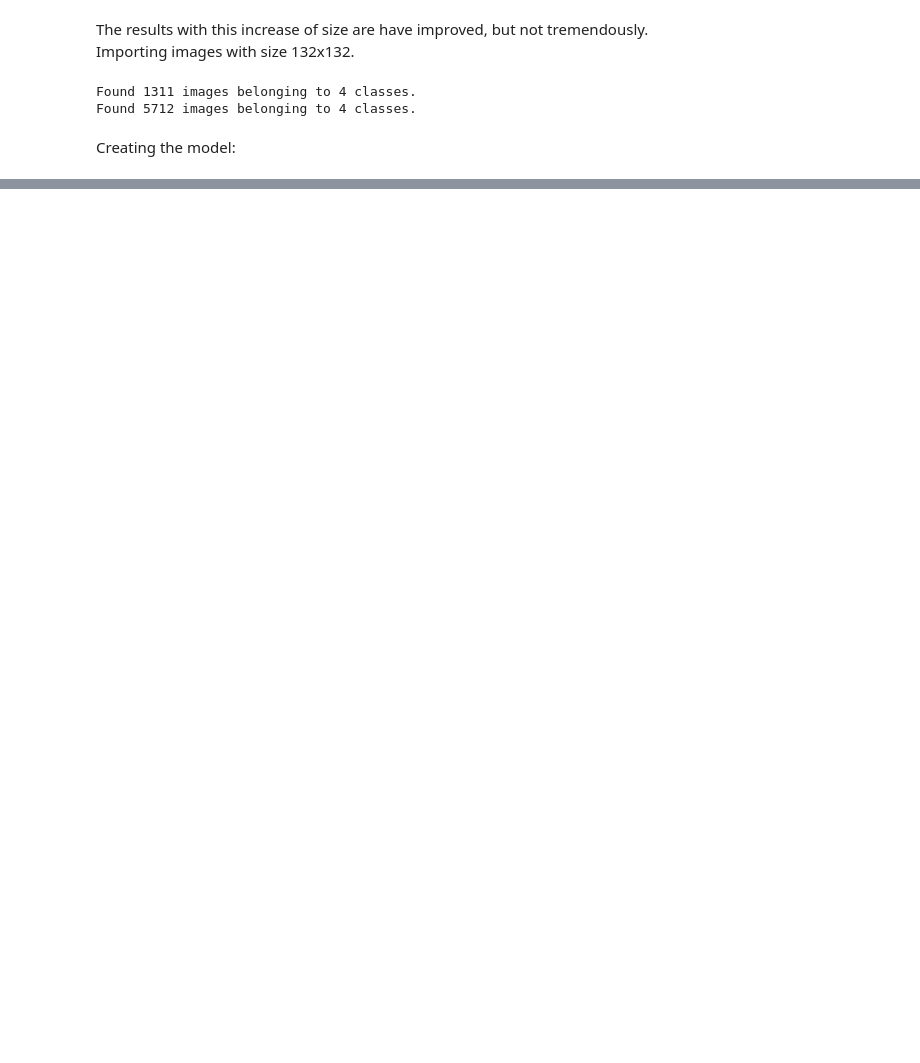
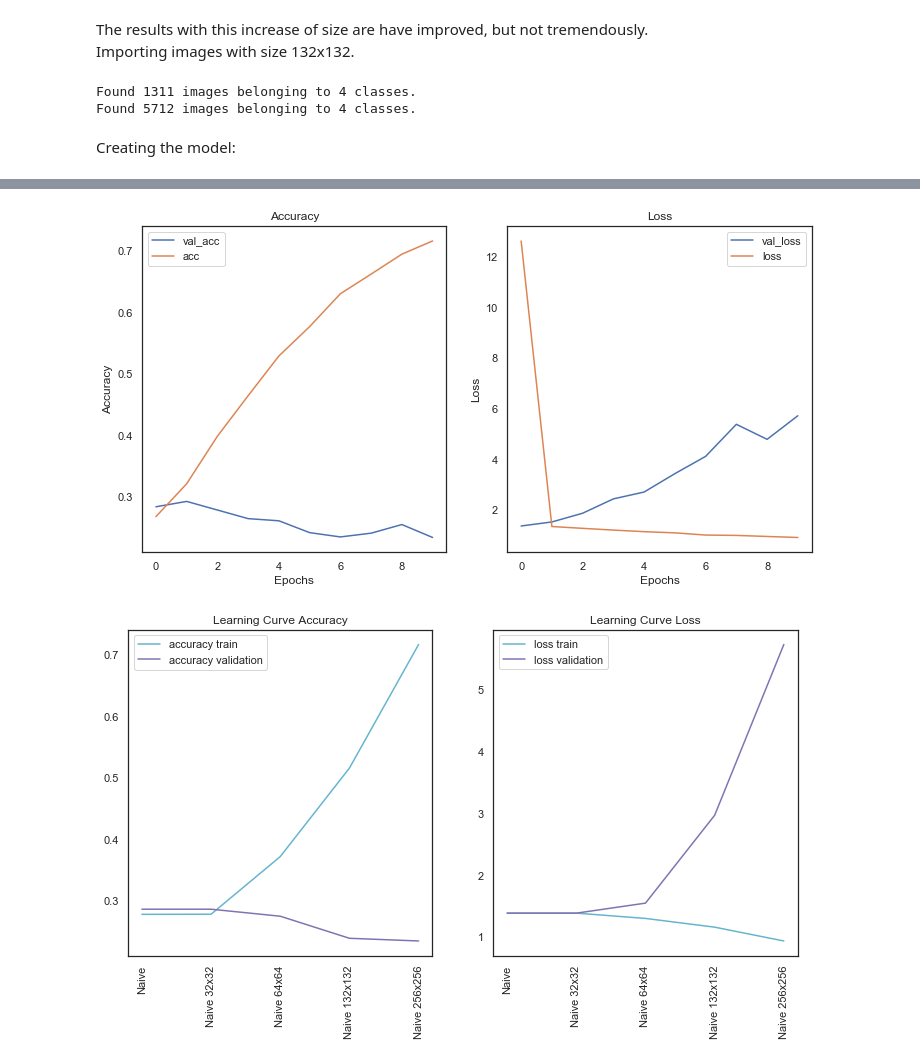
Before and after one commit to MNLKuzmin/BrainMRI, a Jupyter notebook: Second_ProjectBrainMRI.ipynb, the cells around one changed output, grey strips where cells are left out. Cells and saved outputs as stored; diff of their text form; code cells hidden in the pictures; blank space fills up the shorter version.

Commit message:
naive 256x256

```diff
--- a/Second_ProjectBrainMRI.ipynb
+++ b/Second_ProjectBrainMRI.ipynb
@@ -625,0 +652,17 @@ df_res=model_results(model, history3, 'Naive 132x132', df_res, train_images, tra
+# %%
+# Directory path
+train_data_dir = 'dataMRI/Training'
+test_data_dir = 'dataMRI/Testing'
+
+# Get all the data in the directory data/test
+test_generator = ImageDataGenerator().flow_from_directory(
+        test_data_dir,target_size=(256,256), batch_size=1311)
+
+# Get all the data in the directory data/train
+train_generator = ImageDataGenerator().flow_from_directory(
+        train_data_dir, target_size=(256,256),batch_size=5712)
+
+
+# Create the datasets
+train_images, train_labels = next(train_generator)
+test_images, test_labels = next(test_generator)
@@ -625,0 +672,22 @@ df_res=model_results(model, history3, 'Naive 132x132', df_res, train_images, tra
+# %%
+# create model
+#Sequential: multiple layers built on top of each other
+
+model = models.Sequential()
+#Firs Convolutional Layer, with 3 neurons and 3X3 is the size of the filter
+model.add(layers.Conv2D(3, (3, 3), activation='relu',
+                        input_shape=(256,256,3)))
+#MaxPooling with filter size 2 and stride 2
+model.add(layers.MaxPooling2D(2,2))
+
+#Flattening the last layer to be able to add the last Dense layer
+model.add(layers.Flatten())
+#Dense layer with 9 neurons (because of 9 classes)
+model.add(layers.Dense(4, activation='softmax'))
+
+# Compiling the model
+model.compile(loss='sparse_categorical_crossentropy',
+              optimizer='rmsprop',
+              metrics=['acc'])
+# %%
+history4 = fit_model(model, train_images, train_y, epo=10, batch=10, verbose=1)
@@ -625,0 +715,5 @@ df_res=model_results(model, history3, 'Naive 132x132', df_res, train_images, tra
+# %%
+df_res=model_results(model, history4, 'Naive 256x256', df_res, train_images, train_y)
+# %% [output]
+[figure, added]
+[figure, added]
```
Also changed, not shown: parts of 14 cells of this notebook.
